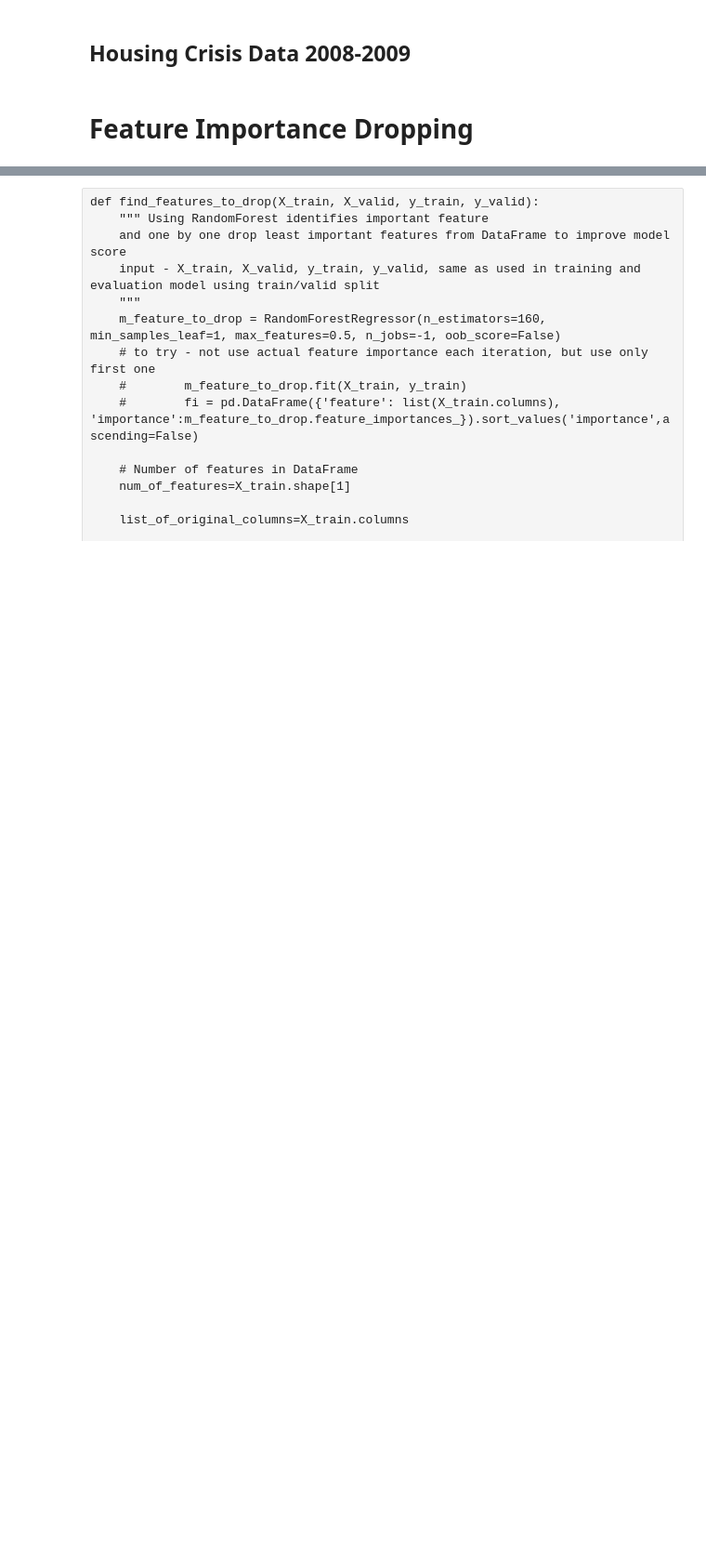
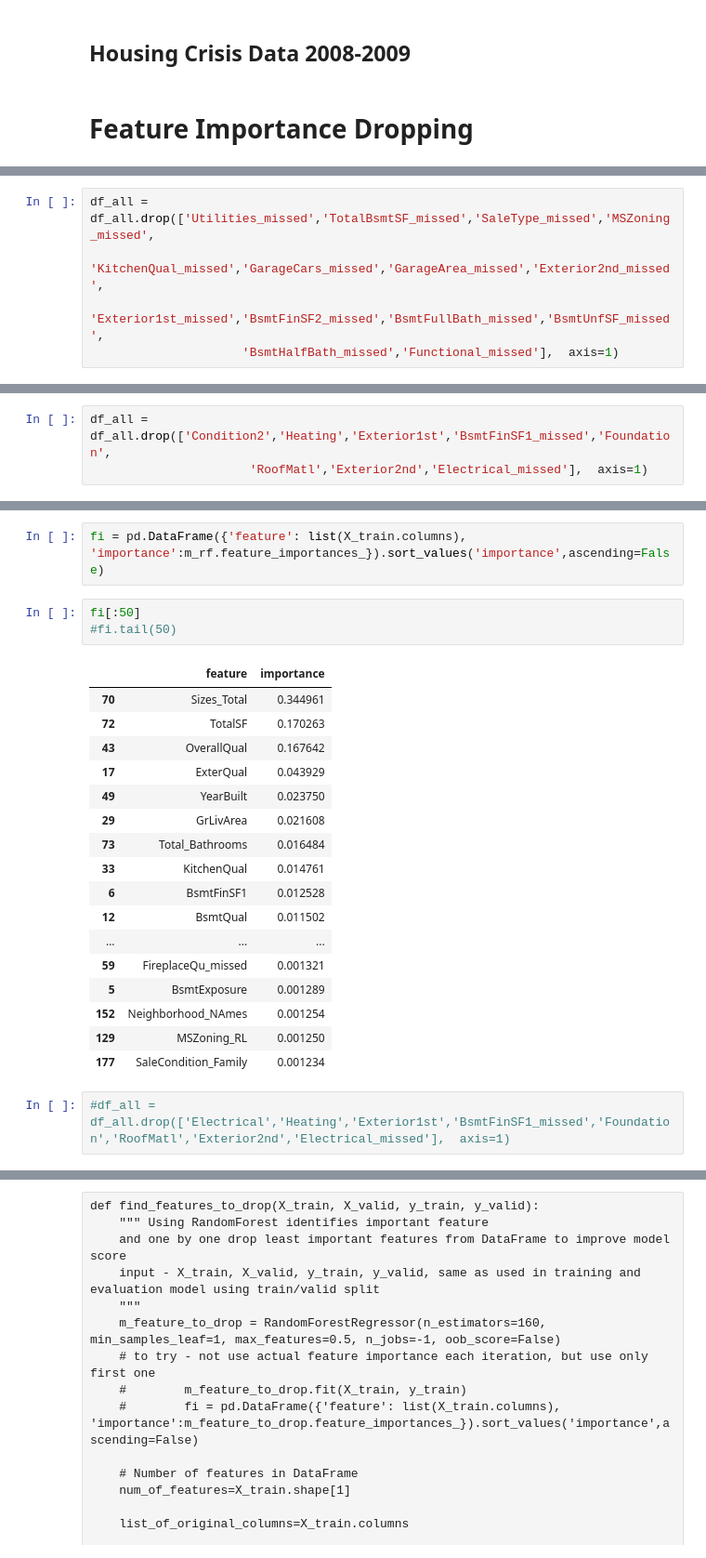
Before and after one commit to evios/repo_learning, a Jupyter notebook: house_price/house_pricing-29Aug19.ipynb, the cells around one changed output, grey strips where cells are left out. Shown at 93% size. Drawn from its saved outputs; the diff is of its cells as text; blank space fills up the shorter version.

```diff
--- a/house_price/house_pricing-29Aug19.ipynb
+++ b/house_price/house_pricing-29Aug19.ipynb
@@ -977,0 +1818,5 @@ X_train.shape, X_valid.shape, y_train.shape, y_valid.shape
+# %%
+df_all = df_all.drop(['Utilities_missed','TotalBsmtSF_missed','SaleType_missed','MSZoning_missed',
+                      'KitchenQual_missed','GarageCars_missed','GarageArea_missed','Exterior2nd_missed',
+                     'Exterior1st_missed','BsmtFinSF2_missed','BsmtFullBath_missed','BsmtUnfSF_missed',
+                     'BsmtHalfBath_missed','Functional_missed'],  axis=1)
@@ -977,0 +1833,3 @@ X_train.shape, X_valid.shape, y_train.shape, y_valid.shape
+# %%
+df_all = df_all.drop(['Condition2','Heating','Exterior1st','BsmtFinSF1_missed','Foundation',
+                      'RoofMatl','Exterior2nd','Electrical_missed'],  axis=1)
@@ -977,0 +1850,25 @@ X_train.shape, X_valid.shape, y_train.shape, y_valid.shape
+# %%
+fi = pd.DataFrame({'feature': list(X_train.columns), 'importance':m_rf.feature_importances_}).sort_values('importance',ascending=False)
+# %%
+fi[:50]
+#fi.tail(50)
+# %% [output]
+|  | feature | importance |
+| 70 | Sizes_Total | 0.344961 |
+| 72 | TotalSF | 0.170263 |
+| 43 | OverallQual | 0.167642 |
+| 17 | ExterQual | 0.043929 |
+| 49 | YearBuilt | 0.023750 |
+| 29 | GrLivArea | 0.021608 |
+| 73 | Total_Bathrooms | 0.016484 |
+| 33 | KitchenQual | 0.014761 |
+| 6 | BsmtFinSF1 | 0.012528 |
+| 12 | BsmtQual | 0.011502 |
+| ... | ... | ... |
+| 59 | FireplaceQu_missed | 0.001321 |
+| 5 | BsmtExposure | 0.001289 |
+| 152 | Neighborhood_NAmes | 0.001254 |
+| 129 | MSZoning_RL | 0.001250 |
+| 177 | SaleCondition_Family | 0.001234 |
+# %%
+#df_all = df_all.drop(['Electrical','Heating','Exterior1st','BsmtFinSF1_missed','Foundation','RoofMatl','Exterior2nd','Electrical_missed'],  axis=1)
```
Also changed, not shown: parts of 167 cells of this notebook, 1 other file.
